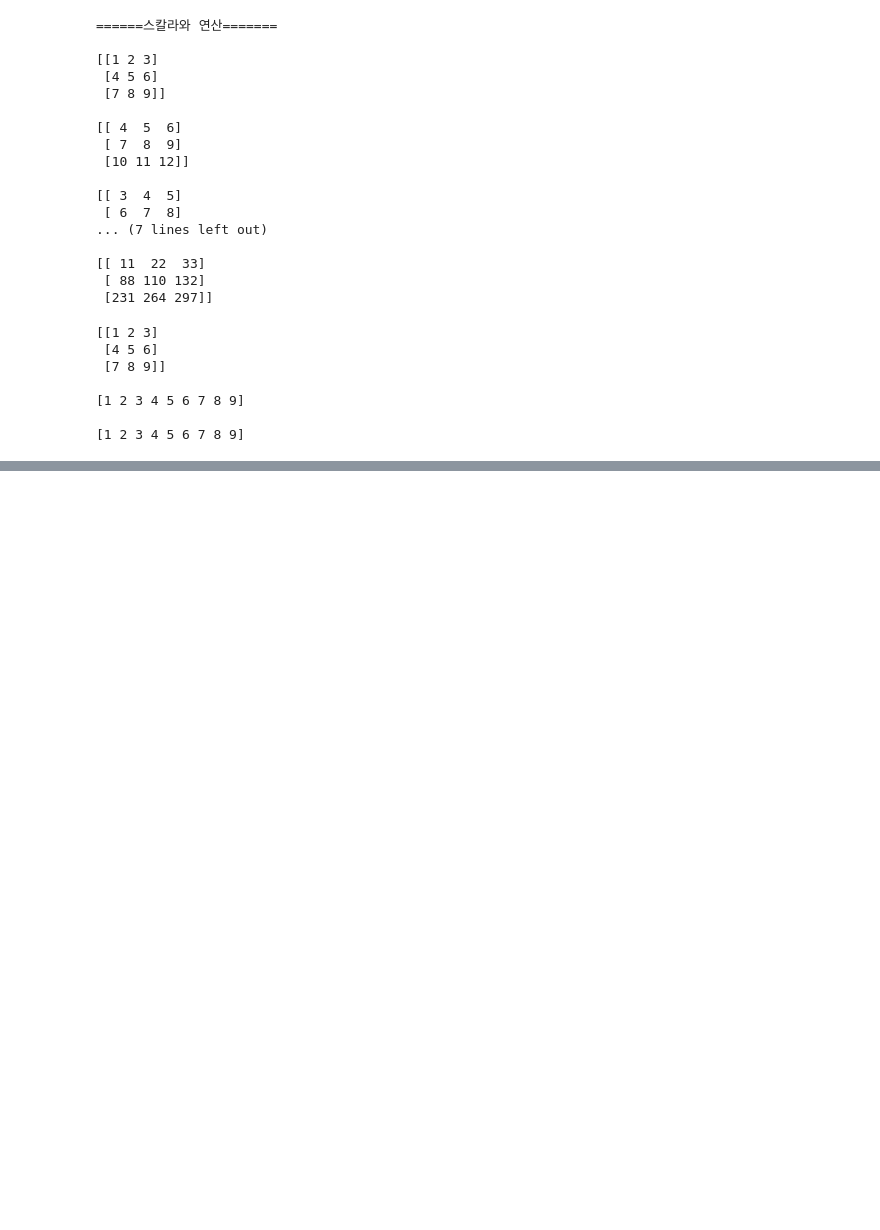
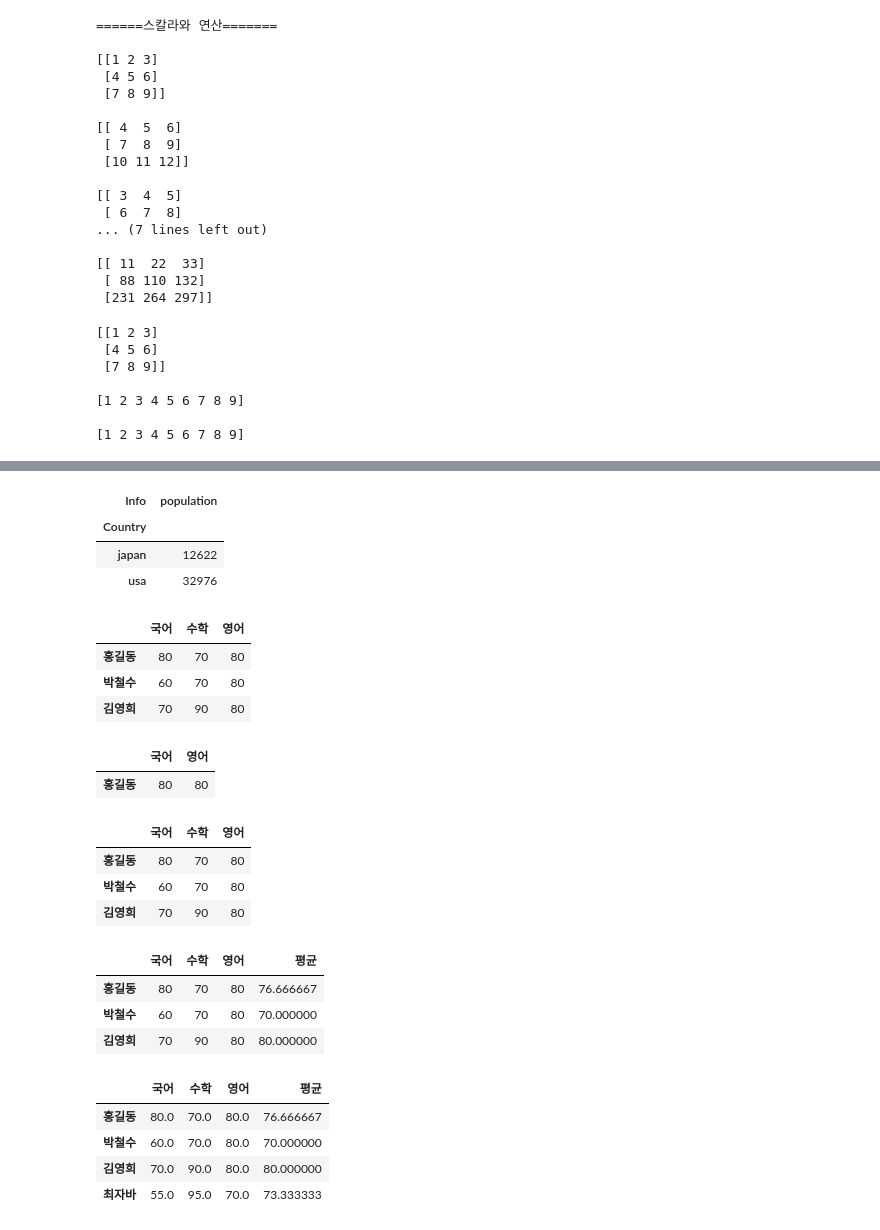
Before and after one commit to BSEom/py_ex, a Jupyter notebook: python10.ipynb, the cells around one changed output, grey strips where cells are left out. Cells and saved outputs as stored; diff of their text form; code cells hidden in the pictures; blank space fills up the shorter version.

```diff
--- a/python10.ipynb
+++ b/python10.ipynb
@@ -267,0 +603,77 @@ print(ff.flatten(), '\n')
+# %%
+# 테스트 2 조건, 슬라이싱 (loc, iloc 필수)
+country[(country['population'] > 10000) & (country['population'] < 100000)].loc[:, :'population']
+# %% [output]
+| Info | population |
+| Country |  |
+| japan | 12622 |
+| usa | 32976 |
+# %%
+import numpy as np
+import pandas as pd
+
+kor_dic = {
+    '홍길동':80,
+    '박철수':60,
+    '김영희':70
+}
+
+math_dic = {
+    '홍길동':70,
+    '박철수':70,
+    '김영희':90
+}
+
+eng_dic = {
+    '홍길동':80,
+    '박철수':80,
+    '김영희':80
+}
+
+
+kor = pd.Series(kor_dic)
+math = pd.Series(math_dic)
+eng = pd.Series(eng_dic)
+
+
+grade = pd.DataFrame({'국어':kor, '수학':math, '영어':eng})
+
+grade
+# %% [output]
+|  | 국어 | 수학 | 영어 |
+| 홍길동 | 80 | 70 | 80 |
+| 박철수 | 60 | 70 | 80 |
+| 김영희 | 70 | 90 | 80 |
+# %%
+grade.drop('수학', axis=1).iloc[:1]
+# %% [output]
+|  | 국어 | 영어 |
+| 홍길동 | 80 | 80 |
+# %%
+grade[grade['수학'] >= 70]
+# %% [output]
+|  | 국어 | 수학 | 영어 |
+| 홍길동 | 80 | 70 | 80 |
+| 박철수 | 60 | 70 | 80 |
+| 김영희 | 70 | 90 | 80 |
+# %%
+avg = (grade['국어'] + grade['수학'] + grade['영어']) / 3
+
+grade['평균'] = avg
+
+grade
+# %% [output]
+|  | 국어 | 수학 | 영어 | 평균 |
+| 홍길동 | 80 | 70 | 80 | 76.666667 |
+| 박철수 | 60 | 70 | 80 | 70.000000 |
+| 김영희 | 70 | 90 | 80 | 80.000000 |
+# %%
+grade.loc['최자바'] = [55, 95, 70, (55+95+70)/3]
+
+grade
+# %% [output]
+|  | 국어 | 수학 | 영어 | 평균 |
+| 홍길동 | 80.0 | 70.0 | 80.0 | 76.666667 |
+| 박철수 | 60.0 | 70.0 | 80.0 | 70.000000 |
+| 김영희 | 70.0 | 90.0 | 80.0 | 80.000000 |
+| 최자바 | 55.0 | 95.0 | 70.0 | 73.333333 |
```
Also changed, not shown: parts of 30 cells of this notebook, 4 other files.
